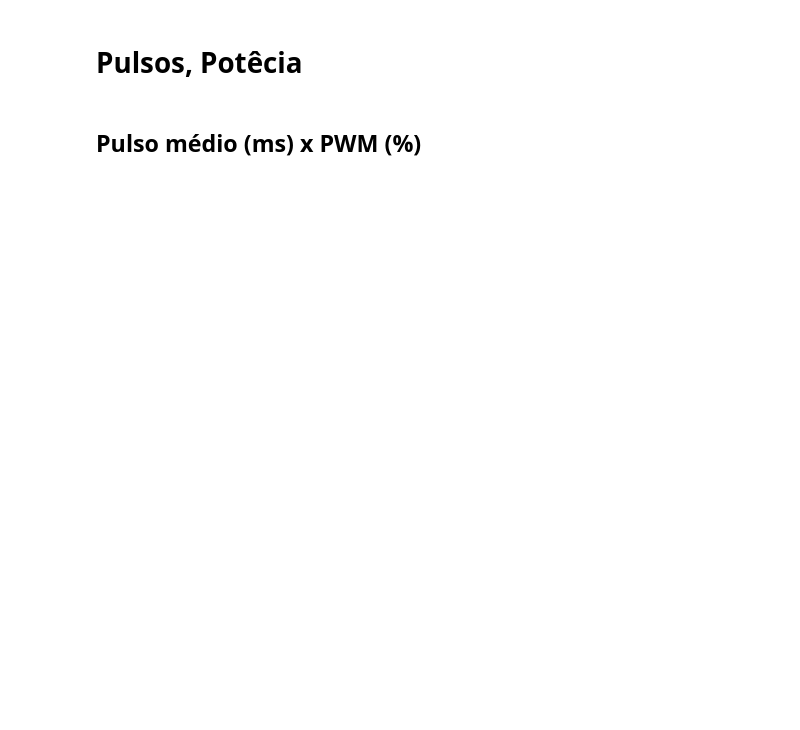
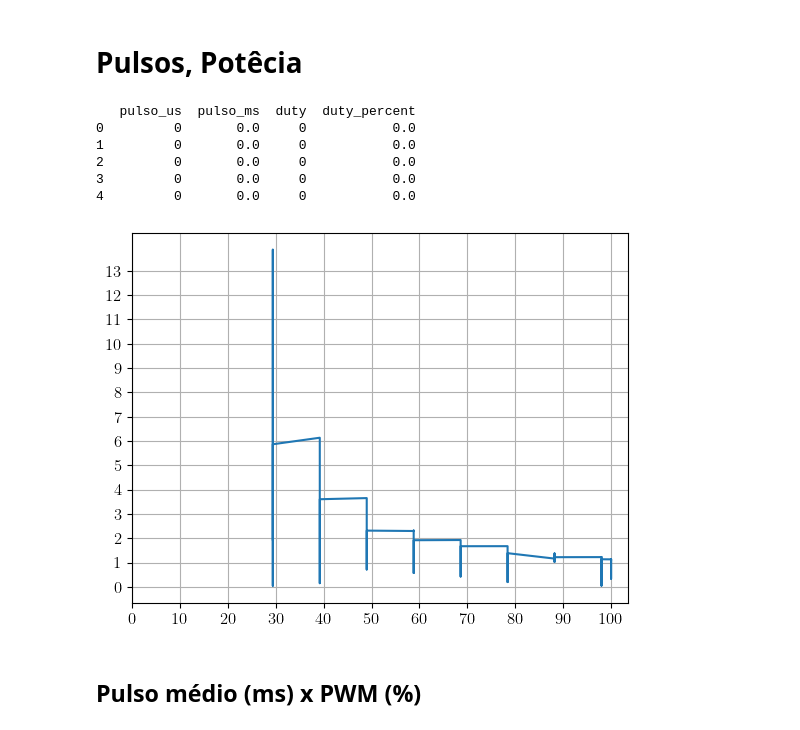
Before and after one commit to andrevale99/LoveBombing, a Jupyter notebook: notebook/main.ipynb, the cells around one changed output. Cells and saved outputs as stored; diff of their text form; code cells hidden in the pictures; blank space fills up the shorter version.

```diff
--- a/notebook/main.ipynb
+++ b/notebook/main.ipynb
@@ -125,40 +127,48 @@ plt.show()
 # %% [markdown]
 # Pulsos, Potêcia
 # %%
-file = PATH + "/dados.csv"
+file = PATH + "/dados/dados.csv"
 
 MinSamples = 752
 MaxSamples = 3000
 
 df = pd.read_csv(
     file,
     header=None,
     names=[
         "pulso_us",
         "pulso_ms",
         "duty",
         "duty_percent"
     ],
     sep='\t'
 )
 
 print(df.head())
 
 pulsosus = "pulso_us"
 pulsosus = df[pulsosus][MinSamples:MaxSamples]
 pulsosms = "pulso_ms"
 pulsosms = df[pulsosms][MinSamples:MaxSamples]
 duty = "duty"
 duty = df[duty][MinSamples:MaxSamples]
 dutypercent = "duty_percent"
 dutypercent = df[dutypercent][MinSamples:MaxSamples]
 
 plt.plot(dutypercent, pulsosms)
 plt.xticks(np.arange(0,110,10))
 plt.yticks(np.arange(0,14,1))
 plt.grid()
 
 plt.show()
+# %% [output]
+   pulso_us  pulso_ms  duty  duty_percent
+0         0       0.0     0           0.0
+1         0       0.0     0           0.0
+2         0       0.0     0           0.0
+3         0       0.0     0           0.0
+4         0       0.0     0           0.0
+[figure, added]
 # %% [markdown]
 ## Pulso médio (ms) x PWM (%)
 # %%
```
Also changed, not shown: parts of 11 cells of this notebook, 1 other file.
